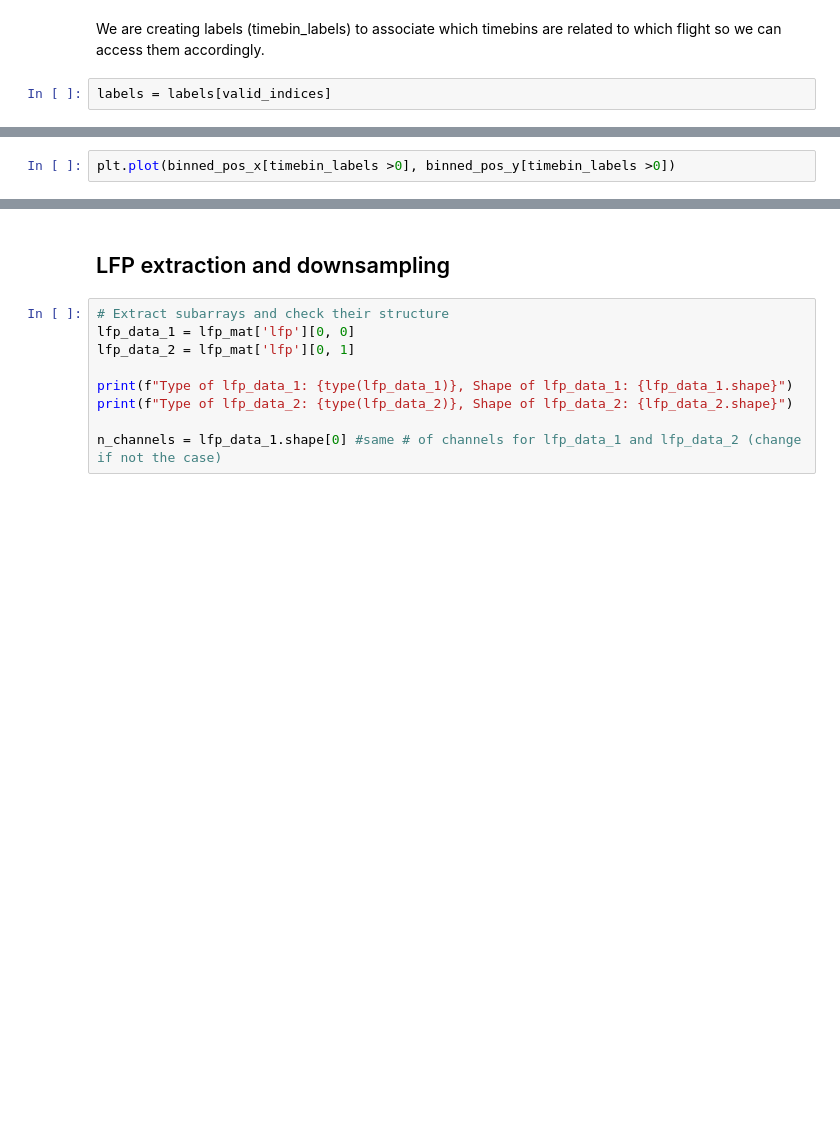
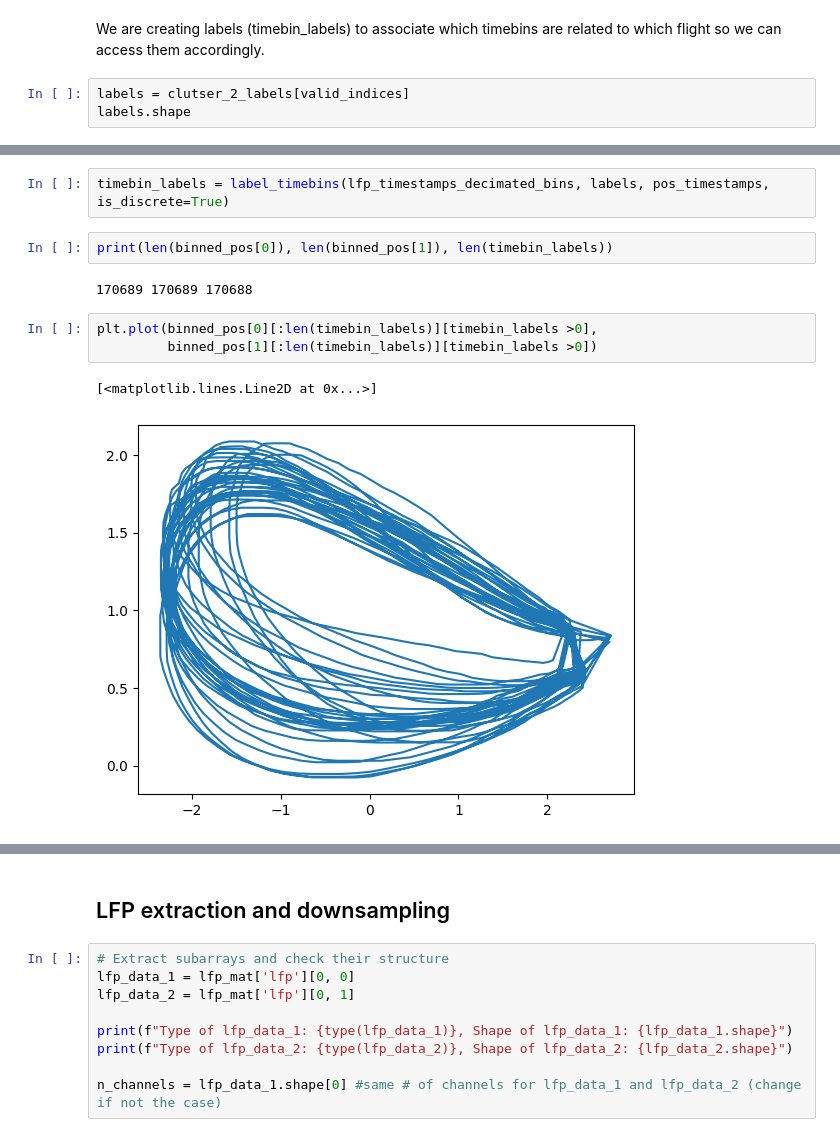
Before and after one commit to ben-toker/batTIMBRE, a Jupyter notebook: bat_TIMBRE.ipynb, the cells around one changed output, grey strips where cells are left out. Drawn from its saved outputs; the diff is of its cells as text; blank space fills up the shorter version.

```diff
--- a/bat_TIMBRE.ipynb
+++ b/bat_TIMBRE.ipynb
@@ -144,4 +131,5 @@ plt.plot(labels)
 # %% [markdown]
 We are creating labels (timebin_labels) to associate which timebins are related to which flight so we can access them accordingly.
 # %%
-labels = labels[valid_indices]
+labels = clutser_2_labels[valid_indices]
+labels.shape
@@ -244,2 +136,12 @@ timebin_labels = label_timebins(lfp_timestamps_decimated_bins, labels, pos_times
+# %%
+timebin_labels = label_timebins(lfp_timestamps_decimated_bins, labels, pos_timestamps, is_discrete=True)
+# %%
+print(len(binned_pos[0]), len(binned_pos[1]), len(timebin_labels))
+# %% [output]
+170689 170689 170688
 # %%
-plt.plot(binned_pos_x[timebin_labels >0], binned_pos_y[timebin_labels >0])
+plt.plot(binned_pos[0][:len(timebin_labels)][timebin_labels >0],
+         binned_pos[1][:len(timebin_labels)][timebin_labels >0])
+# %% [output]
+[<matplotlib.lines.Line2D at 0x...>]
+[figure, added]
```
Also changed, not shown: parts of 30 cells of this notebook, 3 other files.
